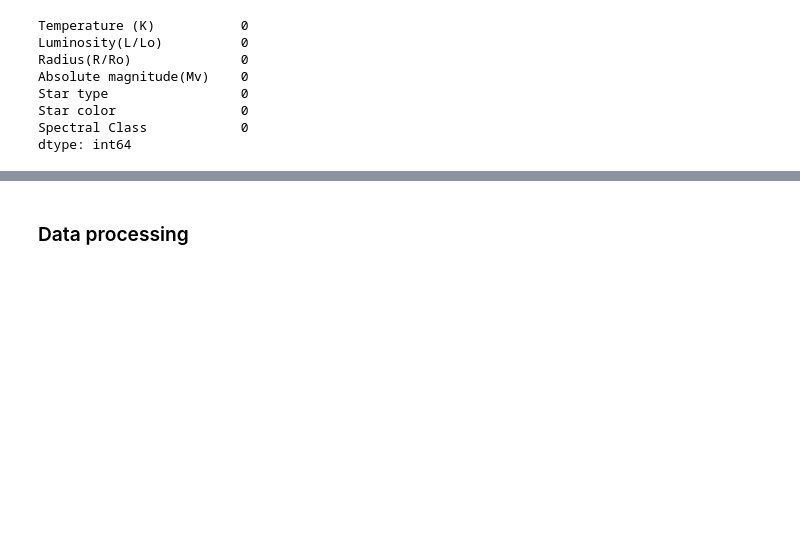
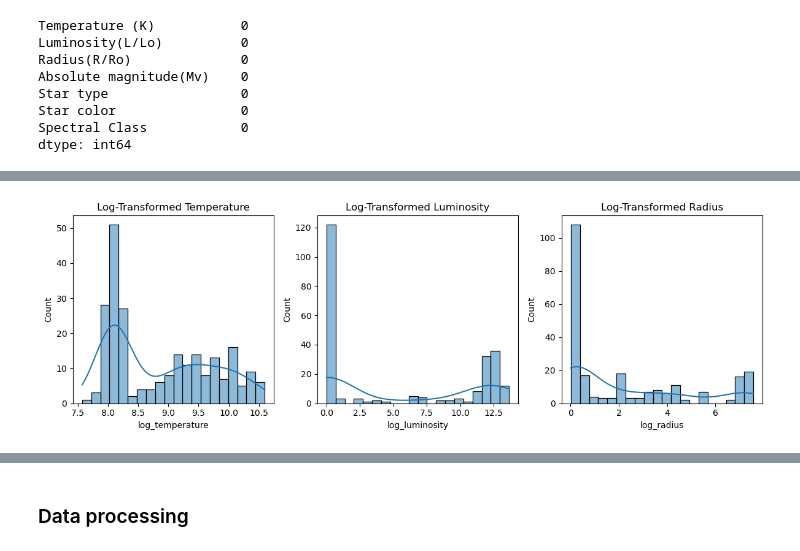
Before and after one commit to Sunnyshio/Spectral-Classification-of-a-Star, a Jupyter notebook: Spectral_classification_of_a_star.ipynb, the cells around one changed output, grey strips where cells are left out. Cells and saved outputs as stored; diff of their text form; code cells hidden in the pictures; blank space fills up the shorter version.

```diff
--- a/Spectral_classification_of_a_star.ipynb
+++ b/Spectral_classification_of_a_star.ipynb
@@ -289,0 +274,19 @@ dtype: int64
+# %%
+plt.figure(figsize=(12, 4))
+
+plt.subplot(1, 3, 1)
+sns.histplot(df['log_temperature'], kde=True, bins=20)
+plt.title('Log-Transformed Temperature')
+
+plt.subplot(1, 3, 2)
+sns.histplot(df['log_luminosity'], kde=True, bins=20)
+plt.title('Log-Transformed Luminosity')
+
+plt.subplot(1, 3, 3)
+sns.histplot(df['log_radius'], kde=True, bins=20)
+plt.title('Log-Transformed Radius')
+
+plt.tight_layout()
+plt.show()
+# %% [output]
+[figure, added]
```
Also changed, not shown: parts of 21 cells of this notebook.
